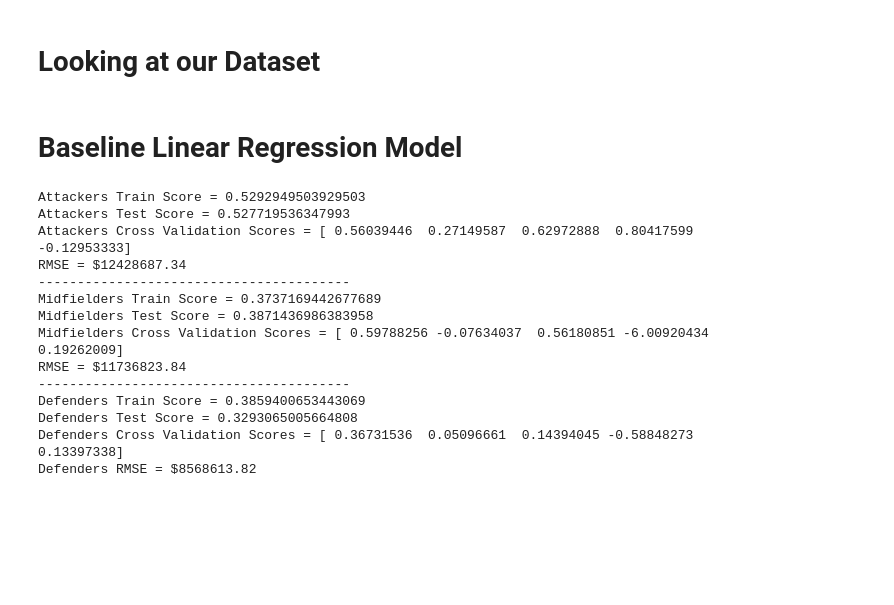
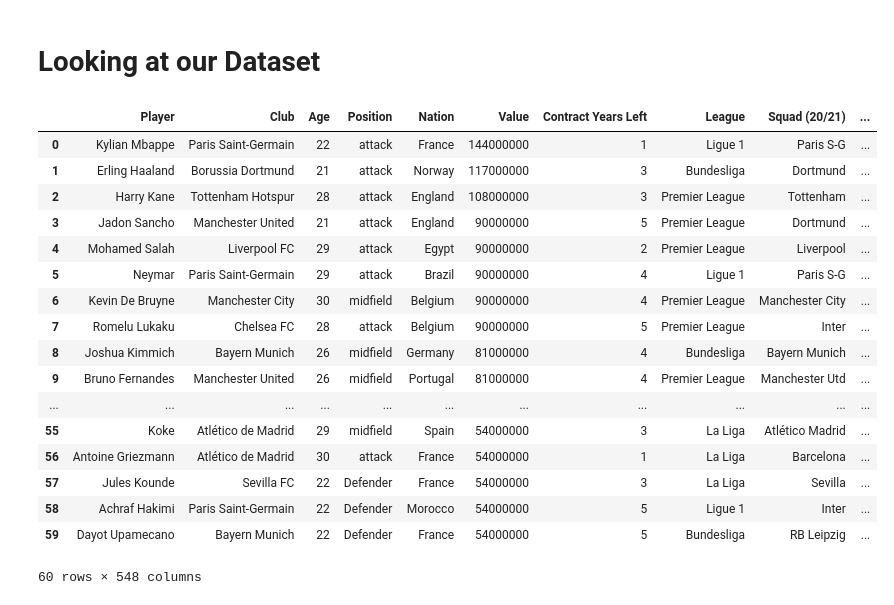
Before and after one commit to sanjitva/Predicting-Football-Player-Transfer-Values, a Jupyter notebook: eda.ipynb, the cells around one changed output. Saved outputs shown, nothing was run; the diff lists cells and outputs as text; code cells hidden in the pictures; blank space fills up the shorter version.

```diff
--- a/eda.ipynb
+++ b/eda.ipynb
@@ -8,22 +9,24 @@ import tools.baseline_lr as lr
 # Looking at our Dataset
 # %%
 df = pd.read_excel('data/final_dataset.xlsx')
-# %% [markdown]
-# Baseline Linear Regression Model
-# %%
-lr.baseline_linear_regression(df)
-# %% [output]
-Attackers Train Score = 0.5292949503929503
-Attackers Test Score = 0.527719536347993
-Attackers Cross Validation Scores = [ 0.56039446  0.27149587  0.62972888  0.80417599 -0.12953333]
-RMSE = $12428687.34
-----------------------------------------
-Midfielders Train Score = 0.3737169442677689
-Midfielders Test Score = 0.3871436986383958
-Midfielders Cross Validation Scores = [ 0.59788256 -0.07634037  0.56180851 -6.00920434  0.19262009]
-RMSE = $11736823.84
-----------------------------------------
-Defenders Train Score = 0.3859400653443069
-Defenders Test Score = 0.3293065005664808
-Defenders Cross Validation Scores = [ 0.36731536  0.05096661  0.14394045 -0.58848273  0.13397338]
-Defenders RMSE = $8568613.82
+# %%
+df.head(60)
+# %% [output]
+|  | Player | Club | Age | Position | Nation | Value | Contract Years Left | League | Squad (20/21) | ... |
+| 0 | Kylian Mbappe | Paris Saint-Germain | 22 | attack | France | 144000000 | 1 | Ligue 1 | Paris S-G | ... |
+| 1 | Erling Haaland | Borussia Dortmund | 21 | attack | Norway | 117000000 | 3 | Bundesliga | Dortmund | ... |
+| 2 | Harry Kane | Tottenham Hotspur | 28 | attack | England | 108000000 | 3 | Premier League | Tottenham | ... |
+| 3 | Jadon Sancho | Manchester United | 21 | attack | England | 90000000 | 5 | Premier League | Dortmund | ... |
+| 4 | Mohamed Salah | Liverpool FC | 29 | attack | Egypt | 90000000 | 2 | Premier League | Liverpool | ... |
+| 5 | Neymar | Paris Saint-Germain | 29 | attack | Brazil | 90000000 | 4 | Ligue 1 | Paris S-G | ... |
+| 6 | Kevin De Bruyne | Manchester City | 30 | midfield | Belgium | 90000000 | 4 | Premier League | Manchester City | ... |
+| 7 | Romelu Lukaku | Chelsea FC | 28 | attack | Belgium | 90000000 | 5 | Premier League | Inter | ... |
+| 8 | Joshua Kimmich | Bayern Munich | 26 | midfield | Germany | 81000000 | 4 | Bundesliga | Bayern Munich | ... |
+| 9 | Bruno Fernandes | Manchester United | 26 | midfield | Portugal | 81000000 | 4 | Premier League | Manchester Utd | ... |
+| ... | ... | ... | ... | ... | ... | ... | ... | ... | ... | ... |
+| 55 | Koke | Atlético de Madrid | 29 | midfield | Spain | 54000000 | 3 | La Liga | Atlético Madrid | ... |
+| 56 | Antoine Griezmann | Atlético de Madrid | 30 | attack | France | 54000000 | 1 | La Liga | Barcelona | ... |
+| 57 | Jules Kounde | Sevilla FC | 22 | Defender | France | 54000000 | 3 | La Liga | Sevilla | ... |
+| 58 | Achraf Hakimi | Paris Saint-Germain | 22 | Defender | Morocco | 54000000 | 5 | Ligue 1 | Inter | ... |
+| 59 | Dayot Upamecano | Bayern Munich | 22 | Defender | France | 54000000 | 5 | Bundesliga | RB Leipzig | ... |
+60 rows × 548 columns
```
Also changed, not shown: parts of 1 cell of this notebook, 1 other file.
